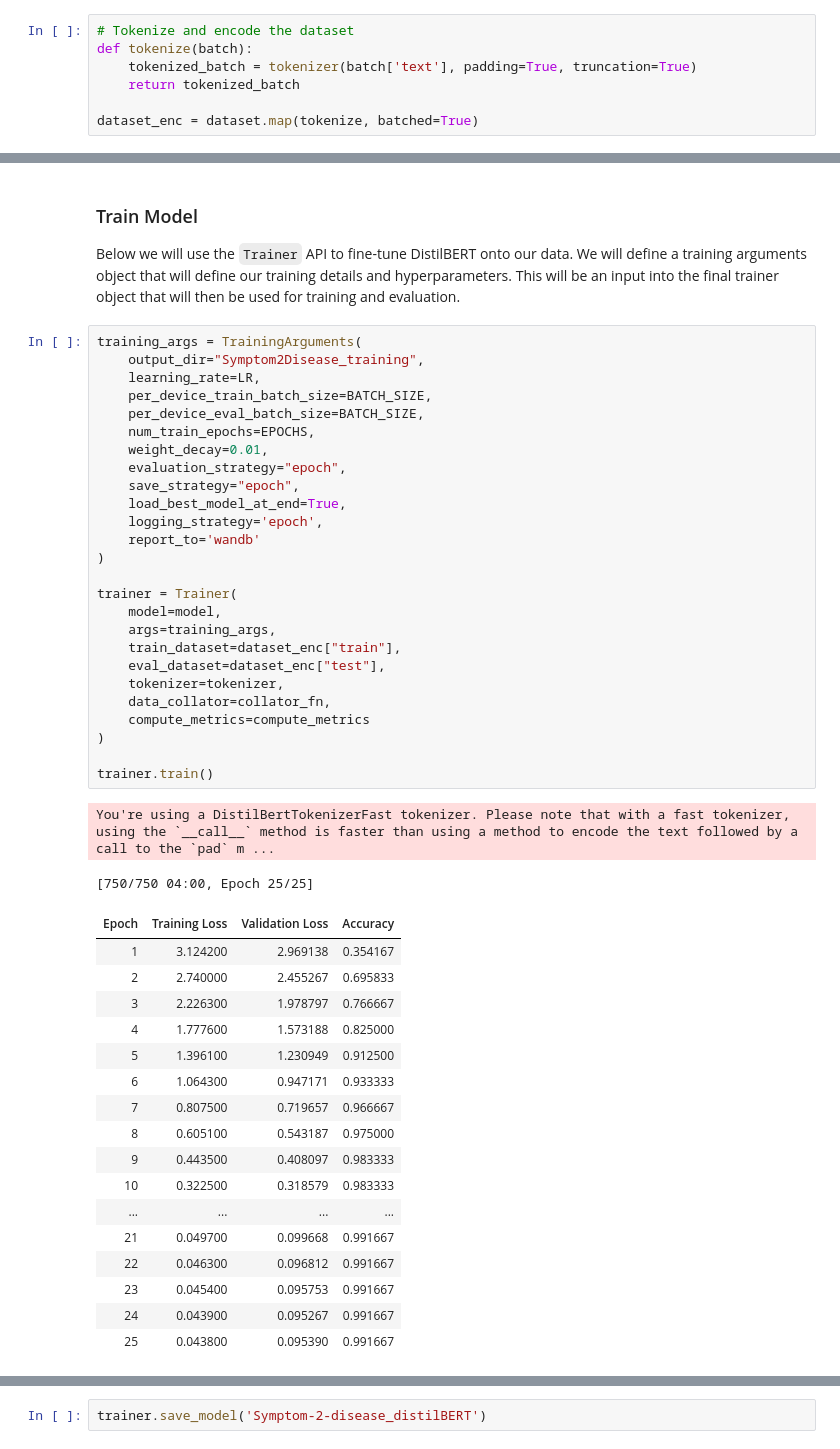
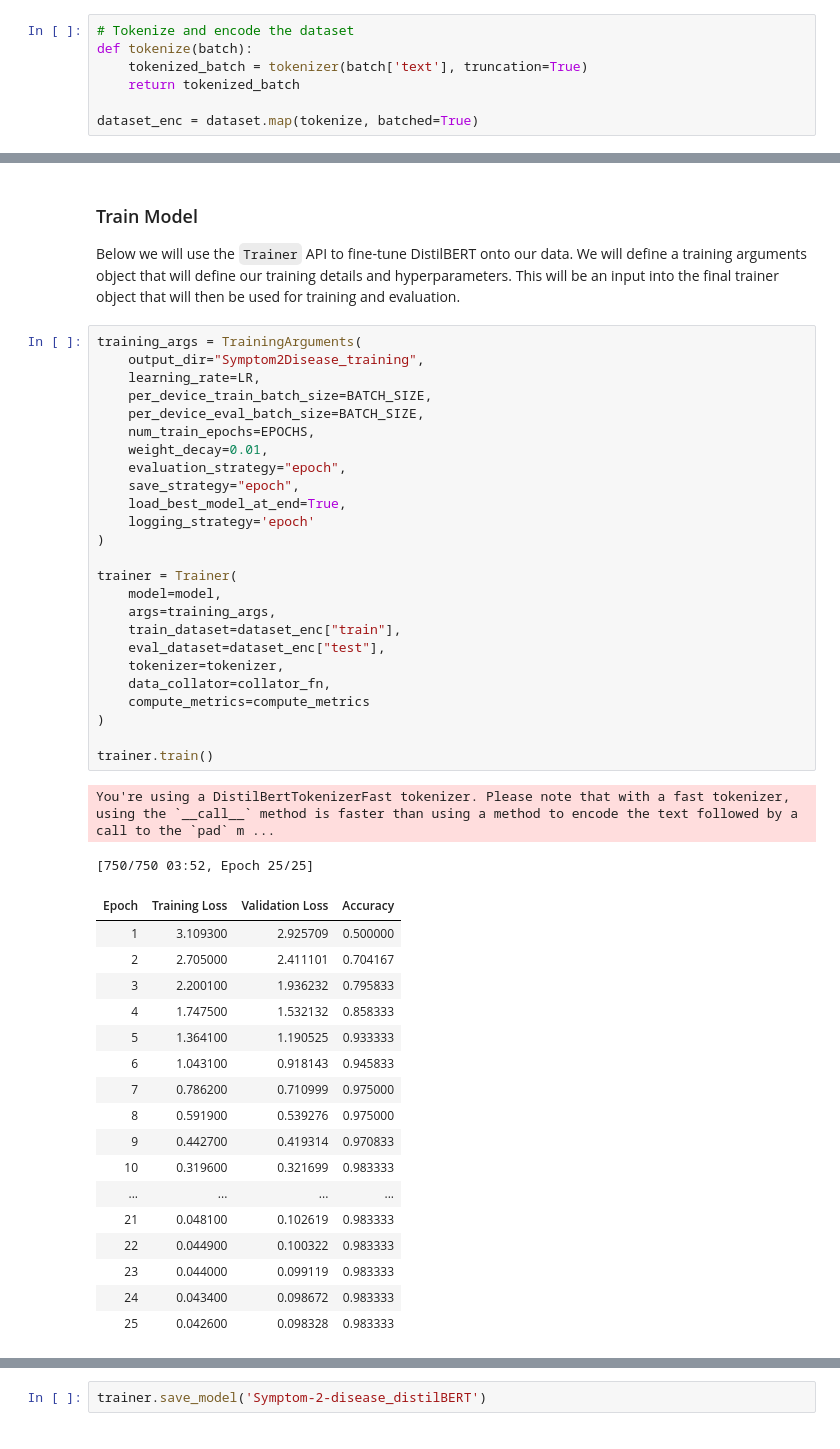
Before and after one commit to danplotkin/Fine-Tune-DistilBERT-for-Text-Classification, a Jupyter notebook: symptom2disease.ipynb, the cells around one changed output, grey strips where cells are left out. Saved outputs shown, nothing was run; the diff lists cells and outputs as text.

```diff
--- a/symptom2disease.ipynb
+++ b/symptom2disease.ipynb
@@ -210,7 +211,7 @@ tokenizer = AutoTokenizer.from_pretrained(MODEL_NAME)
 # %%
 # Tokenize and encode the dataset
 def tokenize(batch):
-    tokenized_batch = tokenizer(batch['text'], padding=True, truncation=True)
+    tokenized_batch = tokenizer(batch['text'], truncation=True)
     return tokenized_batch
 
 dataset_enc = dataset.map(tokenize, batched=True)
@@ -269,46 +267,45 @@ Below we will use the `Trainer` API to fine-tune DistilBERT onto our data. We wi
 # %%
 training_args = TrainingArguments(
     output_dir="Symptom2Disease_training",
     learning_rate=LR,
     per_device_train_batch_size=BATCH_SIZE,
     per_device_eval_batch_size=BATCH_SIZE,
     num_train_epochs=EPOCHS,
     weight_decay=0.01,
     evaluation_strategy="epoch",
     save_strategy="epoch",
     load_best_model_at_end=True,
-    logging_strategy='epoch',
-    report_to='wandb'
+    logging_strategy='epoch'
 )
 
 trainer = Trainer(
     model=model,
     args=training_args,
     train_dataset=dataset_enc["train"],
     eval_dataset=dataset_enc["test"],
     tokenizer=tokenizer,
     data_collator=collator_fn,
     compute_metrics=compute_metrics
 )
 
 trainer.train()
 # %% [output]
 You're using a DistilBertTokenizerFast tokenizer. Please note that with a fast tokenizer, using the `__call__` method is faster than using a method to encode the text followed by a call to the `pad` m ...
-[750/750 04:00, Epoch 25/25]
+[750/750 03:52, Epoch 25/25]
 | Epoch | Training Loss | Validation Loss | Accuracy |
-| 1 | 3.124200 | 2.969138 | 0.354167 |
-| 2 | 2.740000 | 2.455267 | 0.695833 |
-| 3 | 2.226300 | 1.978797 | 0.766667 |
-| 4 | 1.777600 | 1.573188 | 0.825000 |
-| 5 | 1.396100 | 1.230949 | 0.912500 |
-| 6 | 1.064300 | 0.947171 | 0.933333 |
-| 7 | 0.807500 | 0.719657 | 0.966667 |
-| 8 | 0.605100 | 0.543187 | 0.975000 |
-| 9 | 0.443500 | 0.408097 | 0.983333 |
-| 10 | 0.322500 | 0.318579 | 0.983333 |
+| 1 | 3.109300 | 2.925709 | 0.500000 |
+| 2 | 2.705000 | 2.411101 | 0.704167 |
+| 3 | 2.200100 | 1.936232 | 0.795833 |
+| 4 | 1.747500 | 1.532132 | 0.858333 |
+| 5 | 1.364100 | 1.190525 | 0.933333 |
+| 6 | 1.043100 | 0.918143 | 0.945833 |
+| 7 | 0.786200 | 0.710999 | 0.975000 |
+| 8 | 0.591900 | 0.539276 | 0.975000 |
+| 9 | 0.442700 | 0.419314 | 0.970833 |
+| 10 | 0.319600 | 0.321699 | 0.983333 |
 | ... | ... | ... | ... |
-| 21 | 0.049700 | 0.099668 | 0.991667 |
-| 22 | 0.046300 | 0.096812 | 0.991667 |
-| 23 | 0.045400 | 0.095753 | 0.991667 |
-| 24 | 0.043900 | 0.095267 | 0.991667 |
-| 25 | 0.043800 | 0.095390 | 0.991667 |
+| 21 | 0.048100 | 0.102619 | 0.983333 |
+| 22 | 0.044900 | 0.100322 | 0.983333 |
+| 23 | 0.044000 | 0.099119 | 0.983333 |
+| 24 | 0.043400 | 0.098672 | 0.983333 |
+| 25 | 0.042600 | 0.098328 | 0.983333 |
```
Also changed, not shown: parts of 14 cells of this notebook.
